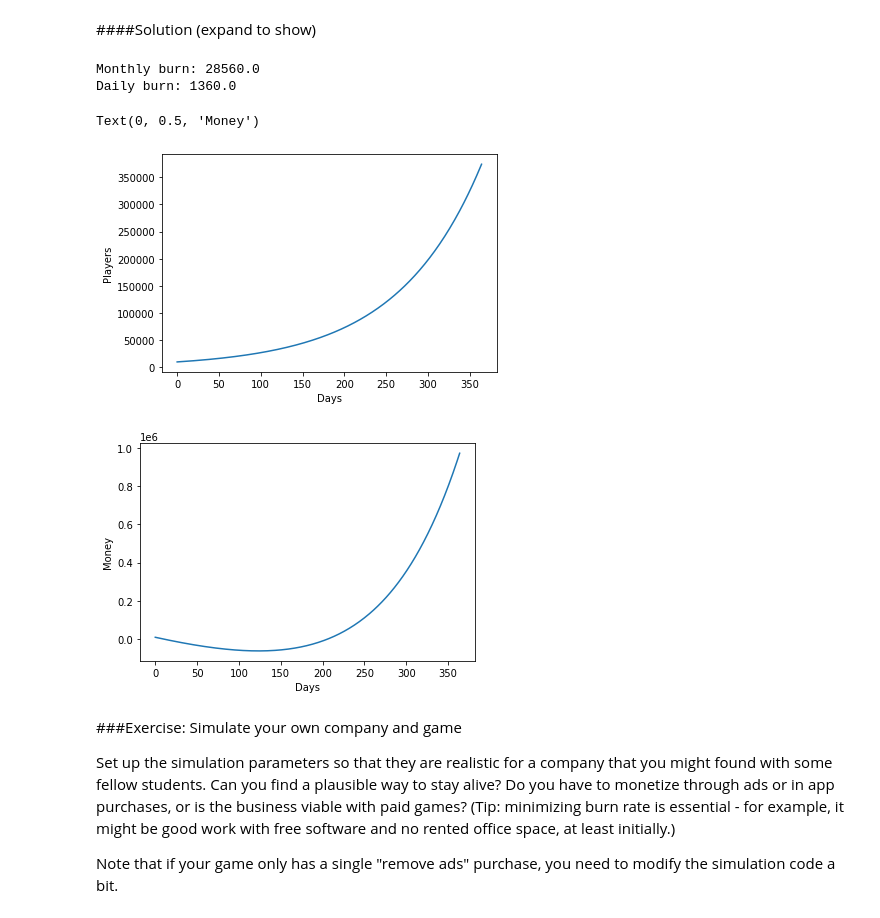
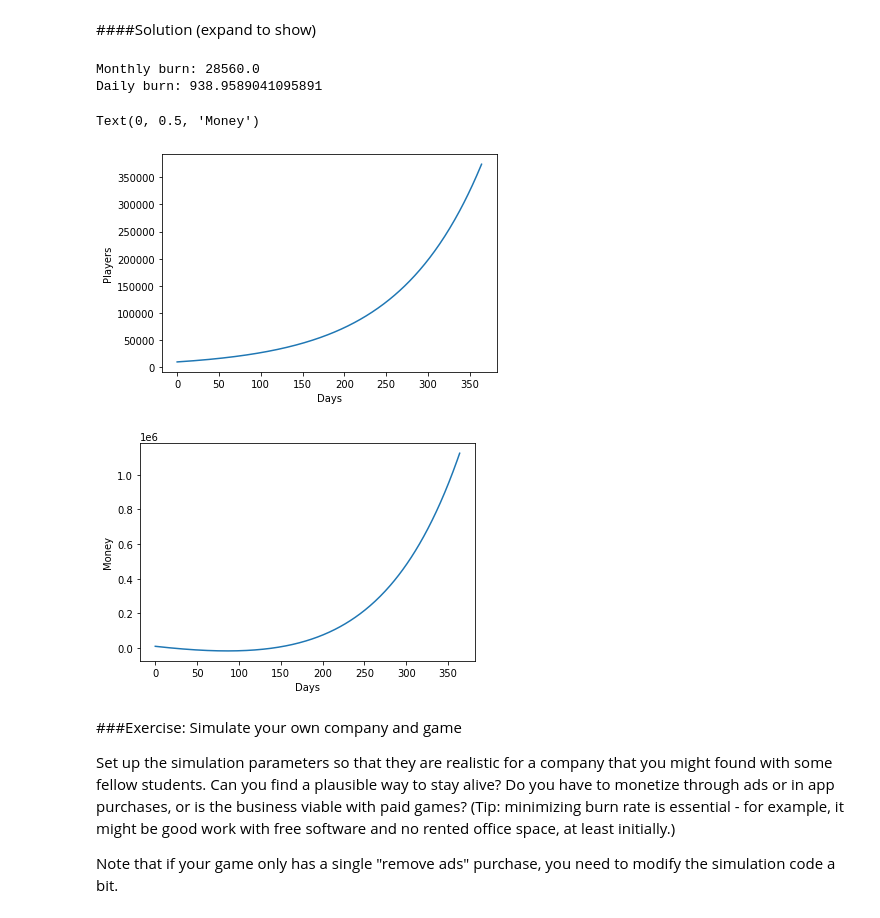
Before and after one commit to PerttuHamalainen/GameAnalysis, a Jupyter notebook: RetentionAndVirality.ipynb, the cells around one changed output. Drawn from its saved outputs; the diff is of its cells as text; code cells hidden in the pictures.

```diff
--- a/RetentionAndVirality.ipynb
+++ b/RetentionAndVirality.ipynb
@@ -295,7 +295,7 @@ daysToSimulate=100
 
 #Compute and print monthly and daily burn
 monthlyBurn=employees*monthlySalary*auxiliaryMultiplier*overheadsMultiplier
-dailyBurn=monthlyBurn/21
+dailyBurn=monthlyBurn*12/365
 print("Monthly burn:",monthlyBurn)
 print("Daily burn:",dailyBurn)
 
@@ -370,7 +370,7 @@ daysToSimulate=365 #simulate a full year now to see longer term effects
 
 #Compute and print monthly and daily burn
 monthlyBurn=employees*monthlySalary*auxiliaryMultiplier*overheadsMultiplier
-dailyBurn=monthlyBurn/21
+dailyBurn=monthlyBurn*12/365
 print("Monthly burn:",monthlyBurn)
 print("Daily burn:",dailyBurn)
 
@@ -392,35 +392,35 @@ for i in range(daysToSimulate):
     #Now, we explicitly compute new and churned players
     #and store them into variables, as we need them
     #for the monetization calculation
     viralPlayers=virality*players
     churnedPlayers=churnProbability*players
 
     #Update monetization and user acquisition
     revenue=players*dailyRevenuePerPlayer+gamePrice*viralPlayers
     userAcquisitionBudget=revenue*userAcquisitionPercentage/100
     money=money+revenue-dailyBurn-userAcquisitionBudget
     acquiredPlayers=userAcquisitionBudget/pricePerUser
 
 
     #Update player count
     players=players + acquiredPlayers + viralPlayers - churnedPlayers
 
 #plot players over time
 plt.plot(playerCounts)
 plt.xlabel("Days")
 plt.ylabel("Players")
 
 #plot money over time
 plt.figure()  #create new plot
 plt.plot(moneyAmounts)
 plt.xlabel("Days")
 plt.ylabel("Money")
 # %% [output]
 Monthly burn: 28560.0
-Daily burn: 1360.0
+Daily burn: 938.9589041095891
 Text(0, 0.5, 'Money')
 [figure]
-[figure, old version]
+[figure, new version]
 # %% [markdown]
 ###Exercise: Simulate your own company and game
 
```
Also changed, not shown: parts of 2 cells of this notebook.
